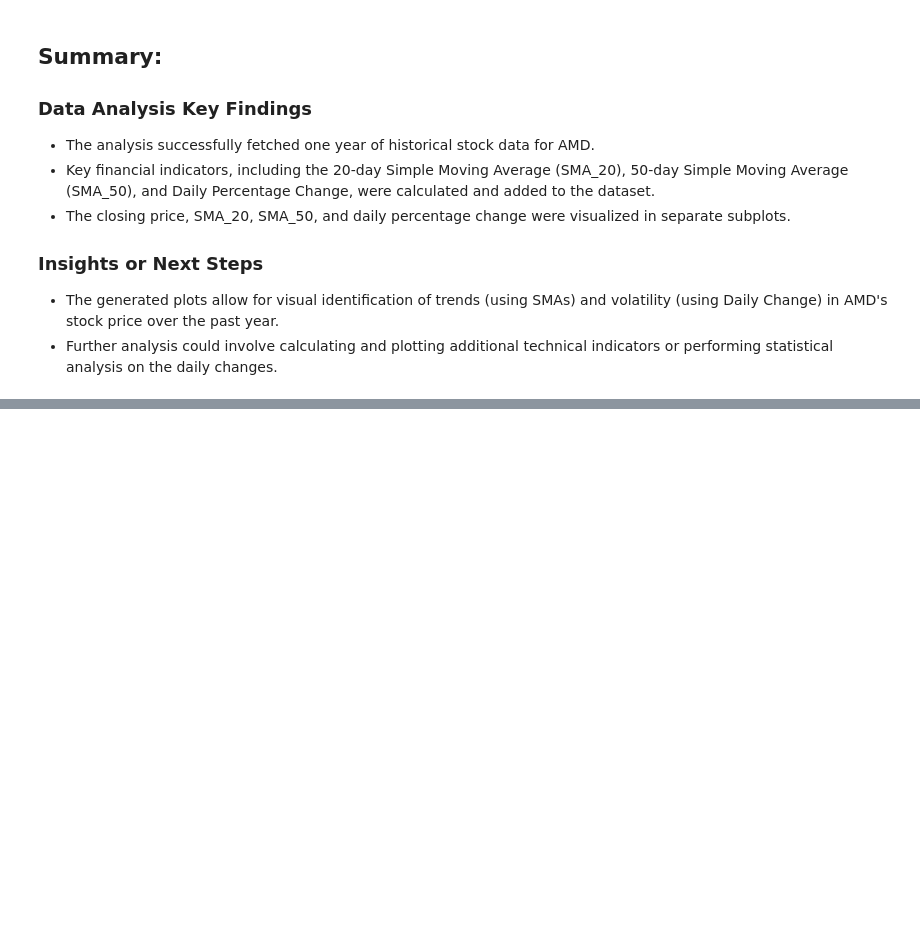
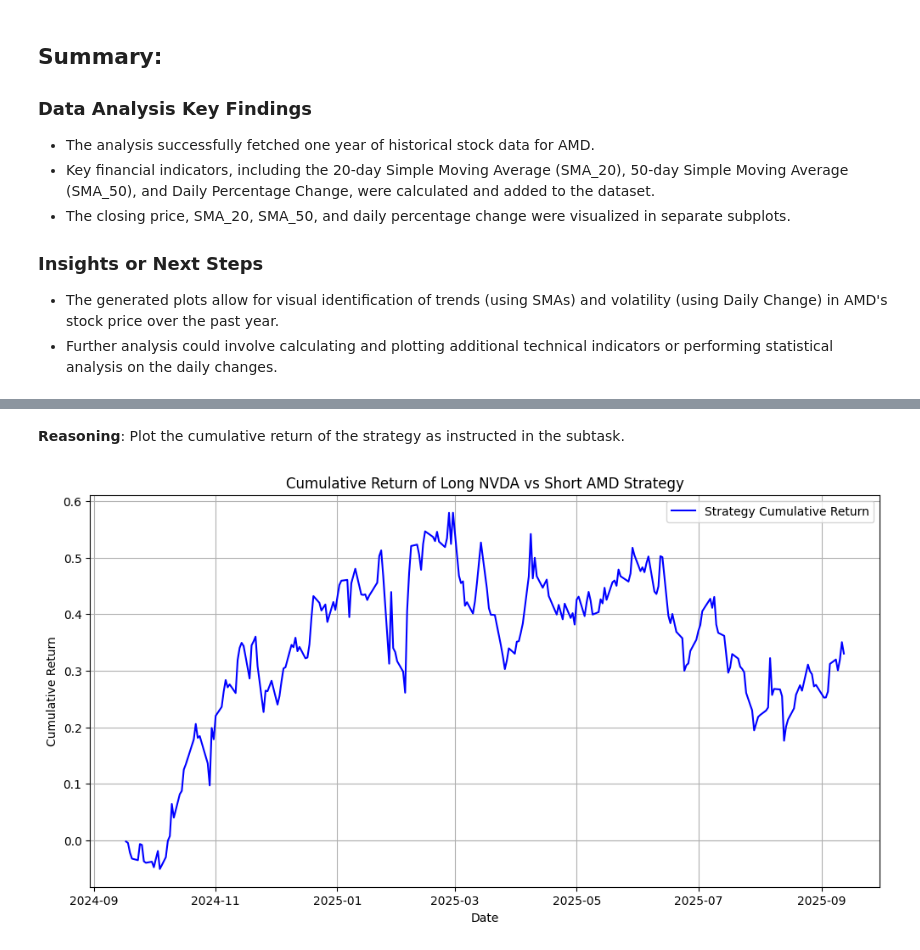
Before and after one commit to MRPM96/s-o, a Jupyter notebook: Google_collab_generate.ipynb, the cells around one changed output, grey strips where cells are left out. Drawn from its saved outputs; the diff is of its cells as text; code cells hidden in the pictures; blank space fills up the shorter version.

```diff
--- a/Google_collab_generate.ipynb
+++ b/Google_collab_generate.ipynb
@@ -140,0 +371,4 @@ plt.show()
+# %%
+nvda_data['Strategy_Daily_Return'] = nvda_data['Daily_Change'] - amd_data['Daily_Change']
+display(nvda_data.head())
+display(nvda_data.tail())
@@ -140,0 +400,4 @@ plt.show()
+# %%
+nvda_data['Strategy_Cumulative_Return'] = (1 + nvda_data['Strategy_Daily_Return']).cumprod() - 1
+display(nvda_data.head())
+display(nvda_data.tail())
@@ -140,0 +426,16 @@ plt.show()
+# %% [markdown]
+**Reasoning**:
+Plot the cumulative return of the strategy as instructed in the subtask.
+# %%
+import matplotlib.pyplot as plt
+
+plt.figure(figsize=(12, 6))
+plt.plot(nvda_data.index, nvda_data['Strategy_Cumulative_Return'], label='Strategy Cumulative Return', color='blue')
+plt.title('Cumulative Return of Long NVDA vs Short AMD Strategy')
+plt.xlabel('Date')
+plt.ylabel('Cumulative Return')
+plt.legend()
+plt.grid(True)
+plt.show()
+# %% [output]
+[figure, added]
```
Also changed, not shown: parts of 34 cells of this notebook.
